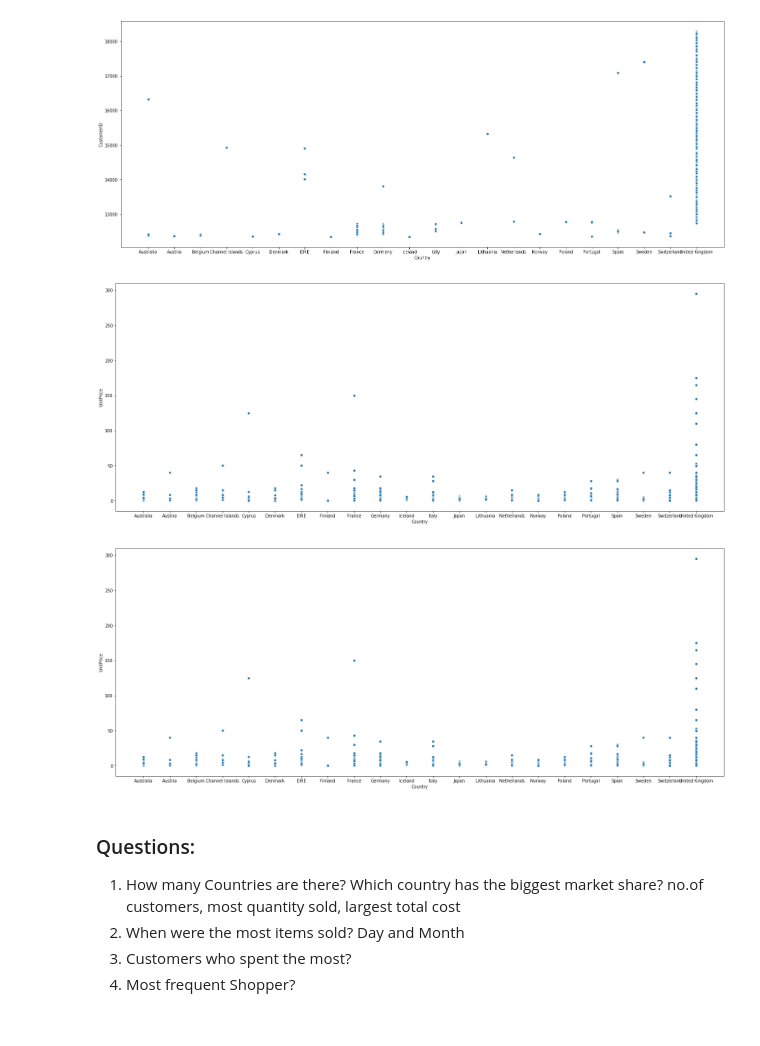
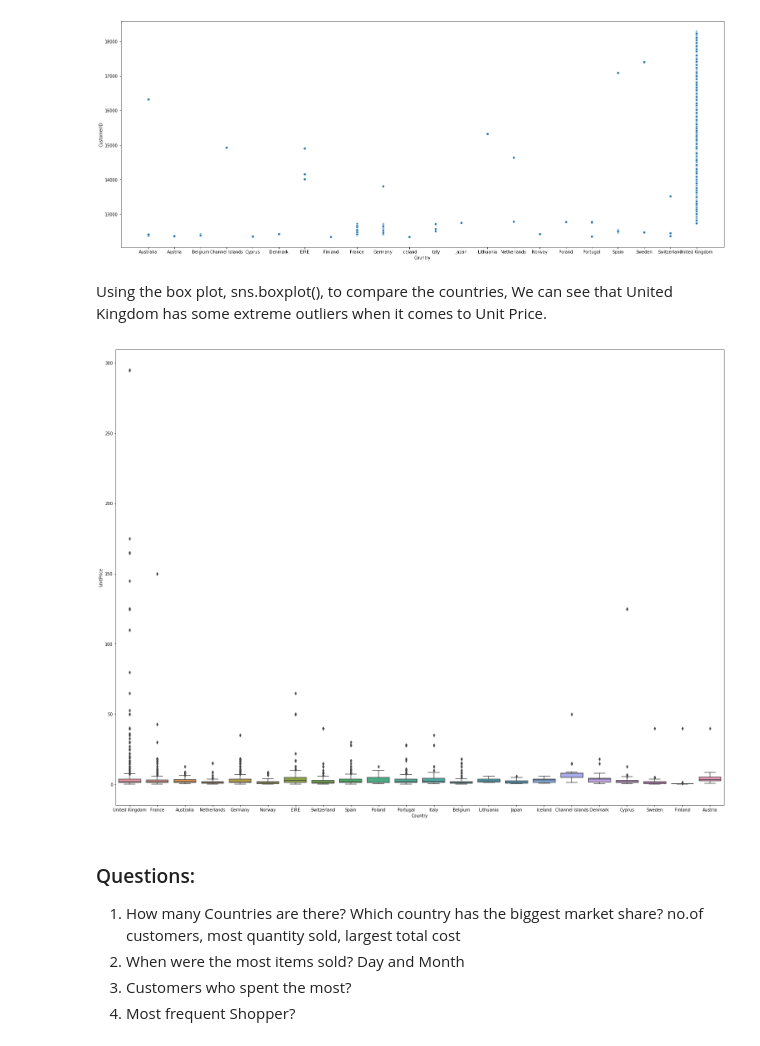
Before and after one commit to RitRa/Programming-Project-Dec-2018, a Jupyter notebook: Online Retail Data - Project 2018.ipynb, the cells around one changed output. Cells and saved outputs as stored; diff of their text form; code cells hidden in the pictures.

Commit message:
adding labels and images

```diff
--- a/Online Retail Data - Project 2018.ipynb
+++ b/Online Retail Data - Project 2018.ipynb
@@ -222,18 +235,14 @@ plt.figure(figsize=(26, 10))
 plot = sns.scatterplot(x="Country", y="CustomerID", data=df)
 # %% [output]
 [figure]
+# %% [markdown]
+Using the box plot, sns.boxplot(), to compare the countries, We can see that United Kingdom has some extreme outliers when it comes to Unit Price.
 # %%
 %matplotlib inline
-plt.figure(figsize=(26, 10))
-plot = sns.scatterplot(x="Country", y="UnitPrice", data=df)
+plt.figure(figsize=(26, 20))
+plot = sns.boxplot(x="Country", y="UnitPrice", data=df)
 # %% [output]
-[figure, old version]
+[figure, new version]
-# %%
-%matplotlib inline
-plt.figure(figsize=(26, 10))
-plot = sns.scatterplot(x="Country", y="UnitPrice", data=df)
-# %% [output]
-[figure, removed]
 # %% [markdown]
 ### Questions:
 
```
Also changed, not shown: parts of 25 cells of this notebook.
